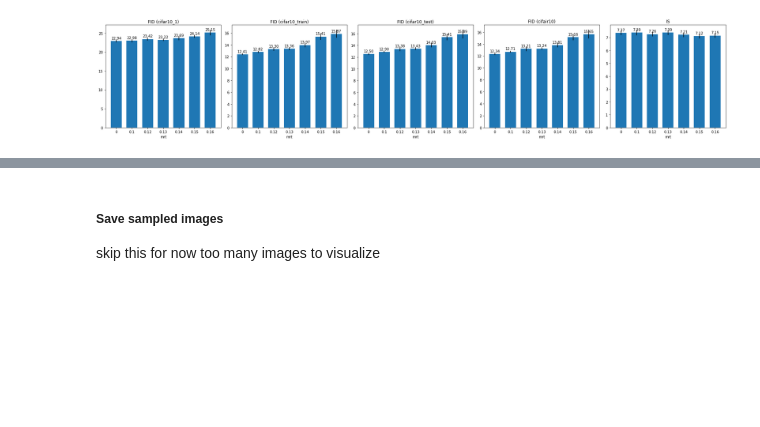
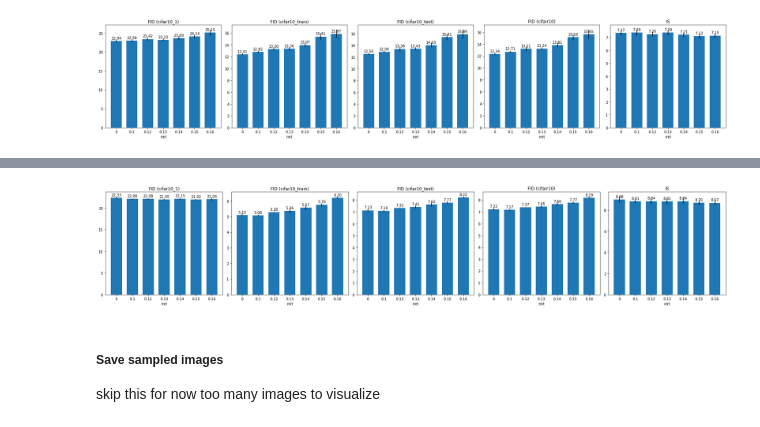
Before and after one commit to jybai/MRGAN, a Jupyter notebook: notebooks/compare_mrts.ipynb, the cells around one changed output, grey strips where cells are left out. Saved outputs shown, nothing was run; the diff lists cells and outputs as text; code cells hidden in the pictures; blank space fills up the shorter version.

```diff
--- a/notebooks/compare_mrts.ipynb
+++ b/notebooks/compare_mrts.ipynb
@@ -103,9 +104,11 @@ proj_model = inception.WrappedInception3().eval().to(device)
 #####
 # %%
 feats = {}
+labels = {}
 for dset_name, dl in ref_dls.items():
-    print(dset_name)
-    feats_, logits_ = misc.project(dl, proj_model, to_numpy=True)
+    (xs_, ys_), feats_, logits_ = misc.project(dl, proj_model, n_samples=None, to_numpy=True)
     # top_1_conf = np.amax(softmax(logits_, axis=-1), axis=-1)
     feats[dset_name] = feats_
+    labels[dset_name] = ys_
+    print(dset_name, feats_.shape, ys_.shape)
 # %% [output]
@@ -181,23 +184,14 @@ sagan_runs = {
 }
 # %%
 diffaug_runs = {
-    0.00: ['DiffAugGAN(P)-train-2021_03_06_20_15_56', 'DiffAugGAN(P)-train-2021_03_10_09_58_03', 'DiffAugGAN(P)-train-2021_03_25_22_02_38'],
-    0.10: ['DiffAugGAN(P)-train-2021_03_06_20_19_47', 'DiffAugGAN(P)-train-2021_03_12_14_55_48', 'DiffAugGAN(P)-train-2021_03_28_03_17_16'],
-    0.12: ['DiffAugGAN(P)-train-2021_03_06_20_22_27', 'DiffAugGAN(P)-train-2021_03_14_19_57_50', 'DiffAugGAN(P)-train-2021_03_30_08_38_45'],
-    0.13: ['DiffAugGAN(P)-train-2021_03_06_20_25_10', 'DiffAugGAN(P)-train-2021_03_17_01_39_09'],
-    0.14: ['DiffAugGAN(P)-train-2021_03_06_20_26_45', 'DiffAugGAN(P)-train-2021_03_19_06_43_02'],
-    0.15: ['DiffAugGAN(P)-train-2021_03_08_14_46_12', 'DiffAugGAN(P)-train-2021_03_21_11_38_59'],
-    0.16: ['DiffAugGAN(P)-train-2021_03_27_11_52_47', 'DiffAugGAN(P)-train-2021_03_23_16_50_02'],
+    0.00: ['DiffAugGAN(P)-train-2021_03_06_20_15_56', 'DiffAugGAN(P)-train-2021_03_10_09_58_03', 'DiffAugGAN(P)-train-2021_03_25_22_02_38', 'DiffAugGAN(P)-train-2021_04_13_21_24_13'],
+    0.10: ['DiffAugGAN(P)-train-2021_03_06_20_19_47', 'DiffAugGAN(P)-train-2021_03_12_14_55_48', 'DiffAugGAN(P)-train-2021_03_28_03_17_16', 'DiffAugGAN(P)-train-2021_04_13_21_24_52'],
+    0.12: ['DiffAugGAN(P)-train-2021_03_06_20_22_27', 'DiffAugGAN(P)-train-2021_03_14_19_57_50', 'DiffAugGAN(P)-train-2021_03_30_08_38_45', 'DiffAugGAN(P)-train-2021_04_17_10_54_23'],
+    0.13: ['DiffAugGAN(P)-train-2021_03_06_20_25_10', 'DiffAugGAN(P)-train-2021_03_17_01_39_09', 'DiffAugGAN(P)-train-2021_04_01_13_59_14', 'DiffAugGAN(P)-train-2021_04_17_10_59_40'],
+    0.14: ['DiffAugGAN(P)-train-2021_03_06_20_26_45', 'DiffAugGAN(P)-train-2021_03_19_06_43_02', 'DiffAugGAN(P)-train-2021_04_03_19_03_34', 'DiffAugGAN(P)-train-2021_04_19_22_56_11'],
+    0.15: ['DiffAugGAN(P)-train-2021_03_08_14_46_12', 'DiffAugGAN(P)-train-2021_03_21_11_38_59', 'DiffAugGAN(P)-train-2021_04_06_00_25_51', 'DiffAugGAN(P)-train-2021_04_06_13_47_56'],
+    0.16: ['DiffAugGAN(P)-train-2021_03_27_11_52_47', 'DiffAugGAN(P)-train-2021_03_23_16_50_02', 'DiffAugGAN(P)-train-2021_04_08_05_55_17', 'DiffAugGAN(P)-train-2021_04_03_16_19_34'],
 }
-# %%
-def wrapper(runname):
-    if len(glob.glob(f'../checkpoints/{runname}/model=G_ema-best-weights-step=*.pth')) > 0:
-        ema_g_path = glob.glob(f'../checkpoints/{runname}/model=G_ema-best-weights-step=*.pth')[0]
-    else:
-        ema_g_path = glob.glob(f'../checkpoints/{runname}/model=G-best-weights-step=*.pth')[0]
-    config_path = f"../src/configs/CIFAR10/{runname.split('-')[0]}.json"
-    sampler = misc.construct_sampler(ema_g_path, config_path, device)
-    return sampler
 # %%
 def calculate_inception_metrics(samplers, savefig_fname=None):
 
@@ -210,7 +204,7 @@ def calculate_inception_metrics(samplers, savefig_fname=None):
         gen_feats[mrt] = []
         gen_probs[mrt] = []
         for sampler in samplers_:
-            feats_, probs_ = misc.project(sampler, proj_model, to_numpy=True, return_logits=False)
+            _, feats_, probs_ = misc.project(sampler, proj_model, n_samples=10000, to_numpy=True, return_logits=False)
             gen_feats[mrt].append(feats_)
             gen_probs[mrt].append(probs_)
 
@@ -323,3 +334,7 @@ fids, IS_means, IS_stds = calculate_inception_metrics(samplers)
+# %%
+plot_inception_metrics(fids, IS_means, IS_stds, savefig_fname='custom_inception_metrics(cifar10_diffaug).pdf')
+# %% [output]
+[figure, added]
 # %% [markdown]
 ##### Save sampled images
 skip this for now too many images to visualize
```
Also changed, not shown: parts of 28 cells of this notebook, 27 other files.
